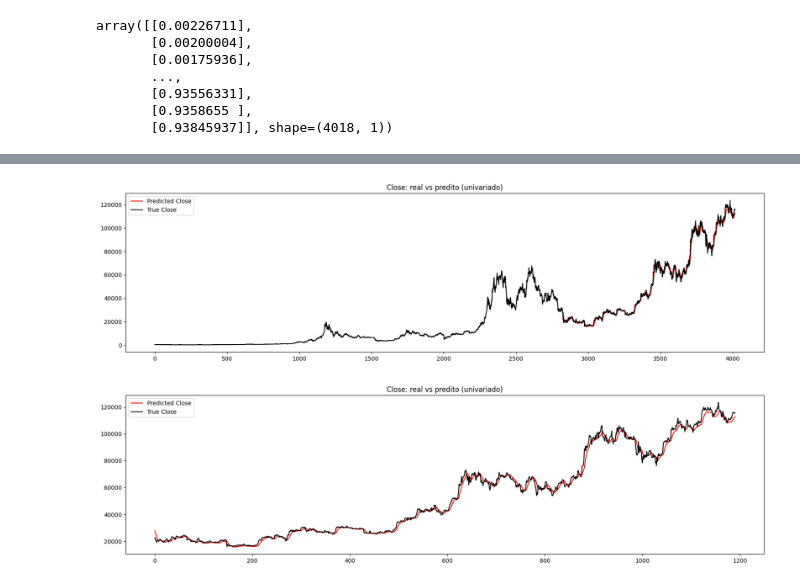
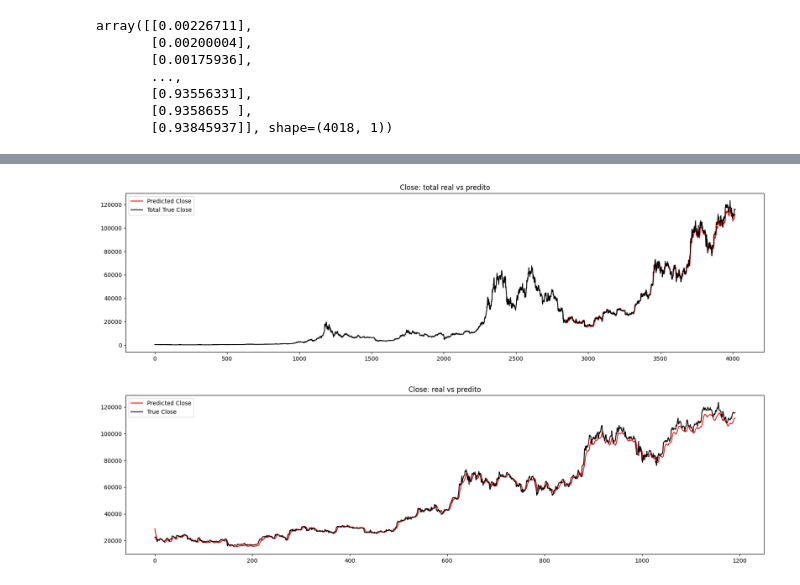
Before and after one commit to gusdiaso/crypto_predict, a Jupyter notebook: bitcoin.ipynb, the cells around one changed output, grey strips where cells are left out. Cells and saved outputs as stored; diff of their text form; code cells hidden in the pictures.

```diff
--- a/bitcoin.ipynb
+++ b/bitcoin.ipynb
@@ -282,22 +282,22 @@ RMSE: 2431.6545, MAE: 1692.3349
 # %%
 y_pred_plot = np.empty_like(data['Close'])
 y_pred_plot[:] = np.nan
 y_pred_plot[-len(y_pred):] = y_pred.reshape(-1)
 
 plt.figure(figsize=(20,5))
 plt.plot(y_pred_plot, color="red", marker=",", label='Predicted Close')
-plt.plot(np.array(data['Close']), color="black", marker=",", label='True Close')
-plt.title('Close: real vs predito (univariado)')
+plt.plot(np.array(data['Close']), color="black", marker=",", label='Total True Close')
+plt.title('Close: total real vs predito')
 plt.legend()
 plt.show()
 # %% [output]
-[figure, old version]
+[figure, new version]
 # %%
 plt.figure(figsize=(20,5))
 plt.plot(y_pred, color="red", marker=",", label='Predicted Close')
 plt.plot(y_test_orig, color="black", marker=",", label='True Close')
-plt.title('Close: real vs predito (univariado)')
+plt.title('Close: real vs predito')
 plt.legend()
 plt.show()
 # %% [output]
-[figure, old version]
+[figure, new version]
```
Also changed, not shown: parts of 3 cells of this notebook.
